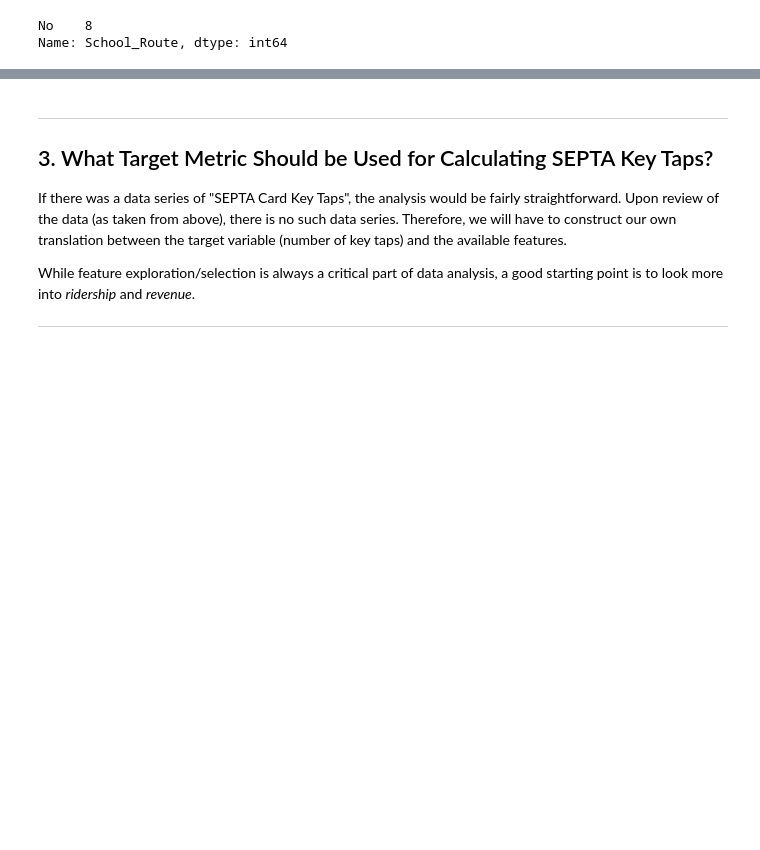
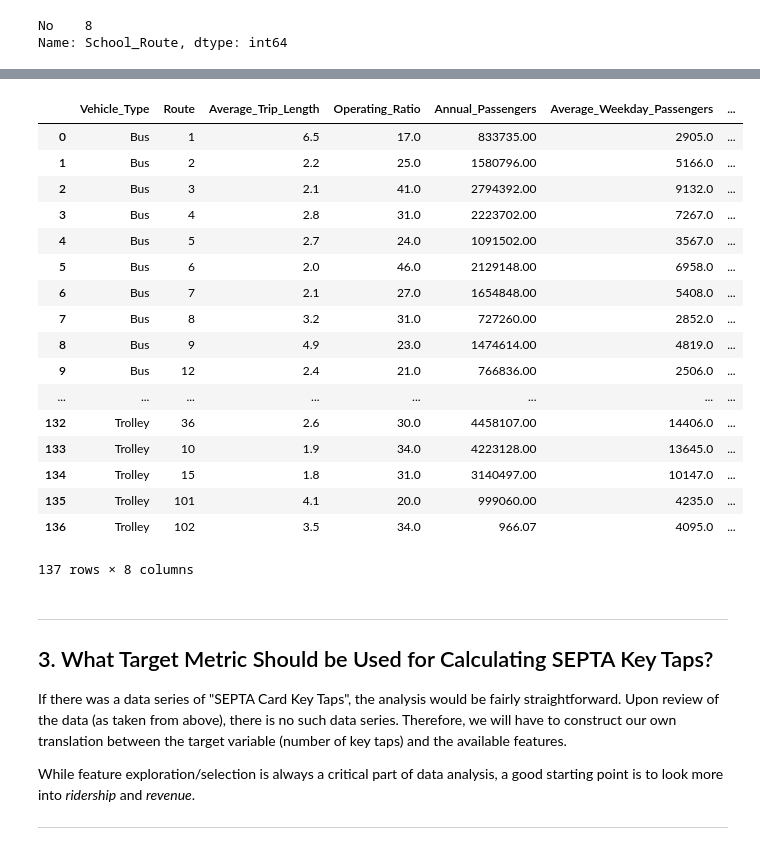
Before and after one commit to jafonte01/SEPTA-Competition-Project, a Jupyter notebook: iSepta Philly Project.ipynb, the cells around one changed output, grey strips where cells are left out. Drawn from its saved outputs; the diff is of its cells as text; code cells hidden in the pictures; blank space fills up the shorter version.

```diff
--- a/iSepta Philly Project.ipynb
+++ b/iSepta Philly Project.ipynb
@@ -166,0 +229,5 @@ Name: School_Route, dtype: int64
+# %%
+# Checking for NaN's - simple loop
+
+for column in df_aggregate1.columns:
+    print("The number of NaN's in the column {} is {}.".format(column, df_aggregate1[column].isna().sum()))
@@ -166,0 +290,3 @@ Name: School_Route, dtype: int64
+# %%
+for column in df_aggregate1.columns:
+    print("The number of NaN's in the column {} is {}.".format(column, df_aggregate1[column].isna().sum()))
@@ -166,0 +303,31 @@ Name: School_Route, dtype: int64
+# %%
+# Yep, those are the ones I want!
+## After checking those NaN rows, those are two pairs of duplicate rows...
+df_aggregate1.drop_duplicates(inplace=True)
+# %%
+'''
+Interestingly, all rows where School_Route == 'Yes'
+had all NaN values for the rest of the column values in those rows,
+leaving only "No" values. Will drop this column as a result...
+'''
+df_aggregate1.drop(columns='School_Route', inplace=True)
+df_aggregate1.reset_index(drop=True)
+# %% [output]
+|  | Vehicle_Type | Route | Average_Trip_Length | Operating_Ratio | Annual_Passengers | Average_Weekday_Passengers | ... |
+| 0 | Bus | 1 | 6.5 | 17.0 | 833735.00 | 2905.0 | ... |
+| 1 | Bus | 2 | 2.2 | 25.0 | 1580796.00 | 5166.0 | ... |
+| 2 | Bus | 3 | 2.1 | 41.0 | 2794392.00 | 9132.0 | ... |
+| 3 | Bus | 4 | 2.8 | 31.0 | 2223702.00 | 7267.0 | ... |
+| 4 | Bus | 5 | 2.7 | 24.0 | 1091502.00 | 3567.0 | ... |
+| 5 | Bus | 6 | 2.0 | 46.0 | 2129148.00 | 6958.0 | ... |
+| 6 | Bus | 7 | 2.1 | 27.0 | 1654848.00 | 5408.0 | ... |
+| 7 | Bus | 8 | 3.2 | 31.0 | 727260.00 | 2852.0 | ... |
+| 8 | Bus | 9 | 4.9 | 23.0 | 1474614.00 | 4819.0 | ... |
+| 9 | Bus | 12 | 2.4 | 21.0 | 766836.00 | 2506.0 | ... |
+| ... | ... | ... | ... | ... | ... | ... | ... |
+| 132 | Trolley | 36 | 2.6 | 30.0 | 4458107.00 | 14406.0 | ... |
+| 133 | Trolley | 10 | 1.9 | 34.0 | 4223128.00 | 13645.0 | ... |
+| 134 | Trolley | 15 | 1.8 | 31.0 | 3140497.00 | 10147.0 | ... |
+| 135 | Trolley | 101 | 4.1 | 20.0 | 999060.00 | 4235.0 | ... |
+| 136 | Trolley | 102 | 3.5 | 34.0 | 966.07 | 4095.0 | ... |
+137 rows × 8 columns
```
Also changed, not shown: parts of 21 cells of this notebook.
